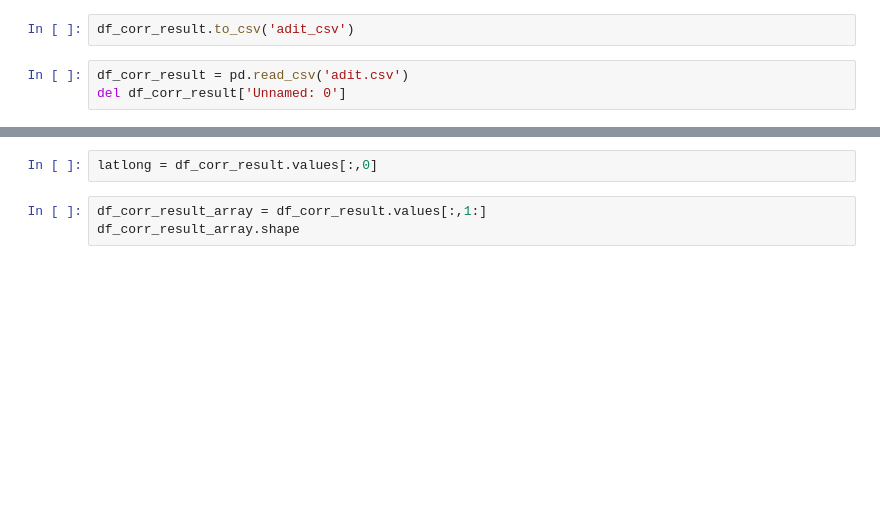
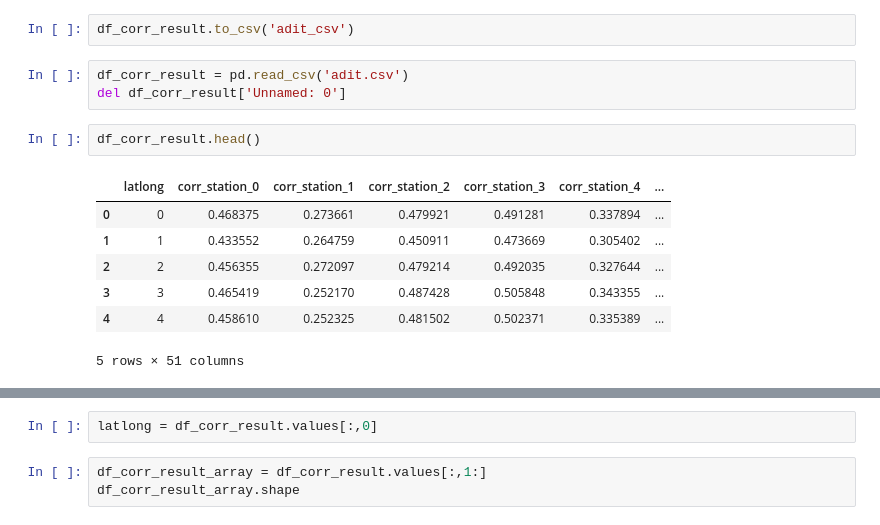
Before and after one commit to AdityaSidharta/datasciencecompetition2018, a Jupyter notebook: Data_correlation_exploratory_adit.ipynb, the cells around one changed output, grey strips where cells are left out. Cells and saved outputs as stored; diff of their text form; blank space fills up the shorter version.

```diff
--- a/Data_correlation_exploratory_adit.ipynb
+++ b/Data_correlation_exploratory_adit.ipynb
@@ -74,4 +119,14 @@ df_corr_result.to_csv('adit_csv')
 # %%
 df_corr_result = pd.read_csv('adit.csv')
 del df_corr_result['Unnamed: 0']
+# %%
+df_corr_result.head()
+# %% [output]
+|  | latlong | corr_station_0 | corr_station_1 | corr_station_2 | corr_station_3 | corr_station_4 | ... |
+| 0 | 0 | 0.468375 | 0.273661 | 0.479921 | 0.491281 | 0.337894 | ... |
+| 1 | 1 | 0.433552 | 0.264759 | 0.450911 | 0.473669 | 0.305402 | ... |
+| 2 | 2 | 0.456355 | 0.272097 | 0.479214 | 0.492035 | 0.327644 | ... |
+| 3 | 3 | 0.465419 | 0.252170 | 0.487428 | 0.505848 | 0.343355 | ... |
+| 4 | 4 | 0.458610 | 0.252325 | 0.481502 | 0.502371 | 0.335389 | ... |
+5 rows × 51 columns
 # %%
```
Also changed, not shown: parts of 16 cells of this notebook, 4 other files.
